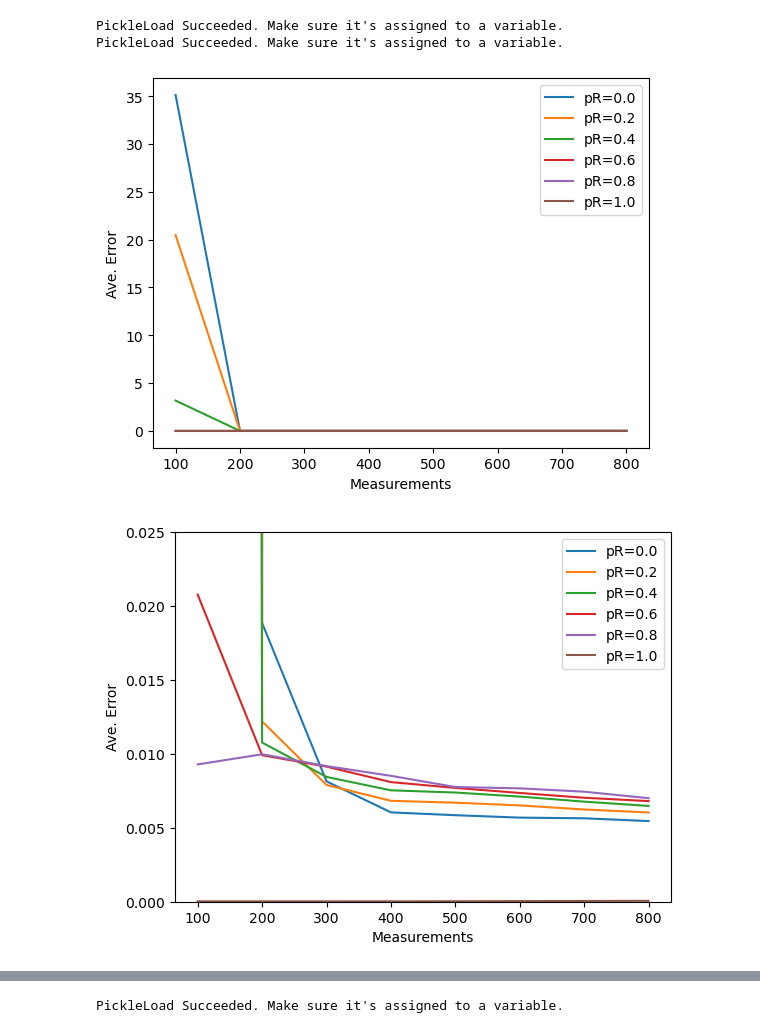
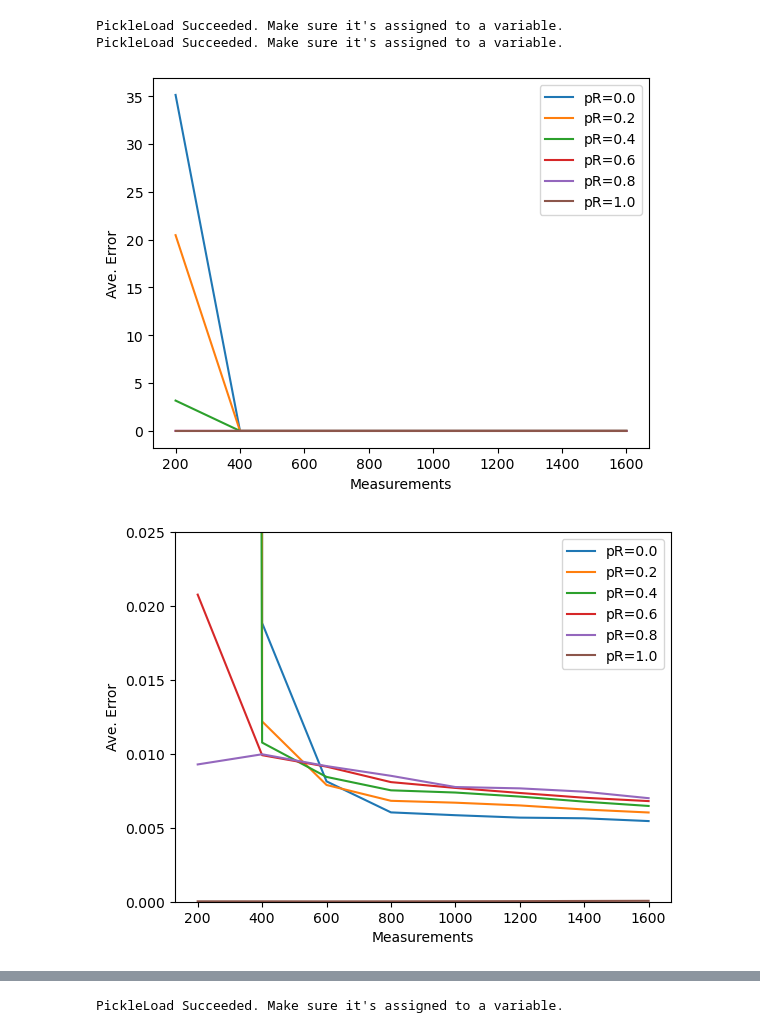
Before and after one commit to LIU-Xnd/CompressiveSensing, a Jupyter notebook: Test.ipynb, the cells around one changed output, grey strips where cells are left out. Drawn from its saved outputs; the diff is of its cells as text; code cells hidden in the pictures.

```diff
--- a/Test.ipynb
+++ b/Test.ipynb
@@ -55,24 +55,24 @@ PickleLoad Succeeded. Make sure it's assigned to a variable.
 # %%
 errFig = []
 for p in range(6):
     XHat_m = XHat_pR_IRLSPKS[p]
     err = []
     for m in range(len(XHat_m)):
         XHat = XHat_m[m]
         err.append(np.sum((XHat - X)**2)/20)
     errFig.append(err)
 
-numMeasurements = np.arange(100,801,100)
+numMeasurements = np.arange(200,1601,200)
 priorRatios = [0.,0.2,0.4,0.6,0.8,1.]
 for p in range(6):
     plt.plot(numMeasurements,errFig[p],label='pR='+str(priorRatios[p]))
 plt.legend()
 plt.xlabel('Measurements')
 plt.ylabel('Ave. Error')
 # plt.ylim(0,1e-5)
 plt.show()
 # %% [output]
-[figure, old version]
+[figure, new version]
 # %%
 errFig = []
 for p in range(6):
@@ -91,7 +91,7 @@ plt.ylabel('Ave. Error')
 plt.ylim(0,0.025)
 plt.show()
 # %% [output]
-[figure, old version]
+[figure, new version]
 # %%
 XHat_pR_CosampPKS = pickleLoad('XHat_pR_CosampPKS.pickle')
 errFig = []
```
Also changed, not shown: parts of 5 cells of this notebook, 2 other files.
